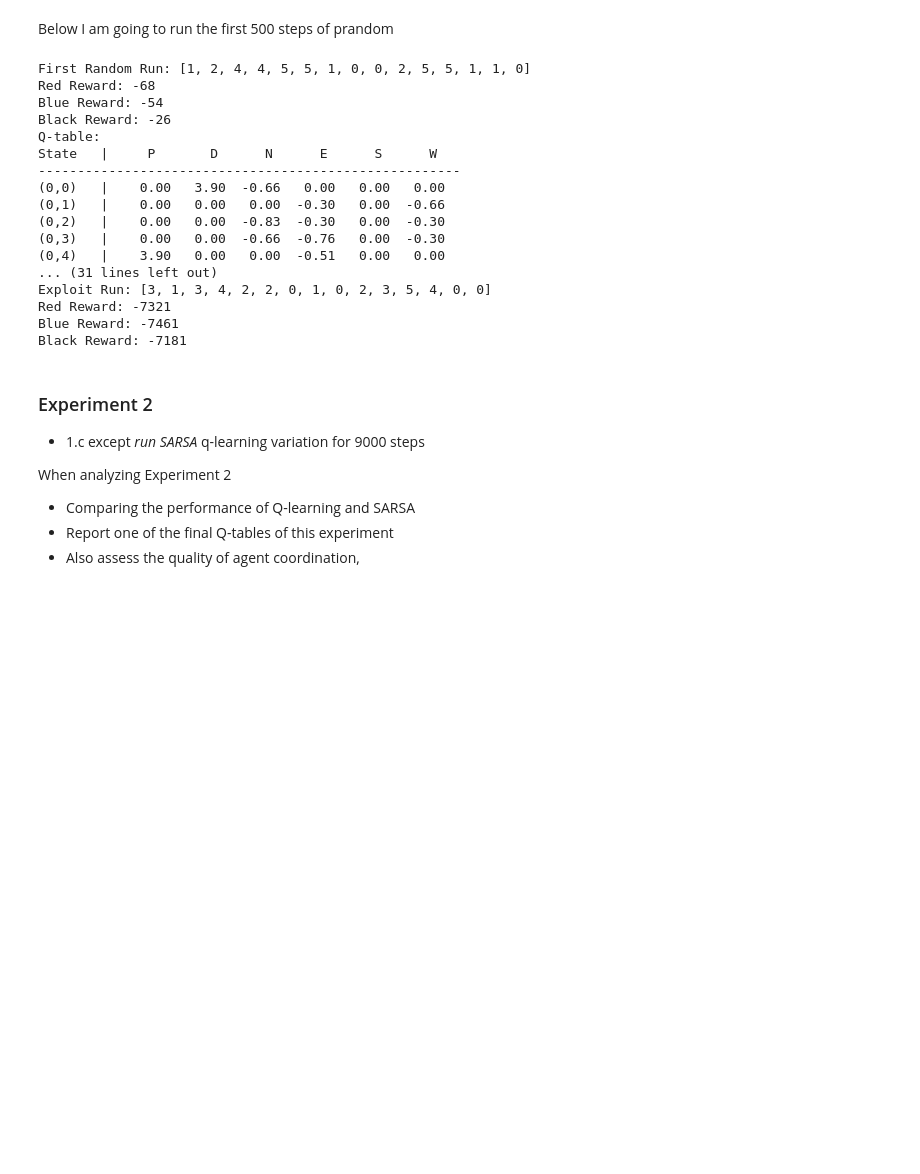
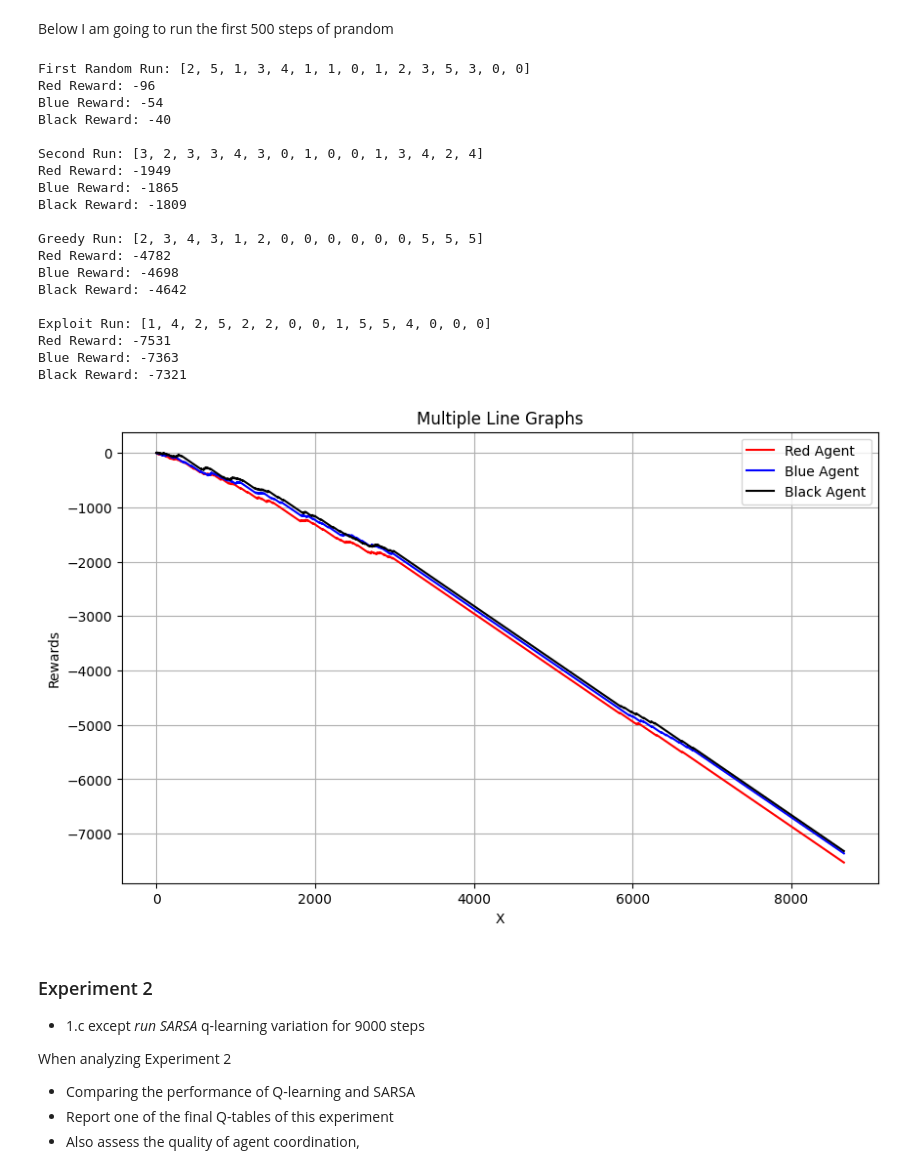
Before and after one commit to stphl/COSC4368-ReinforcementLearningGP, a Jupyter notebook: Group_Project_Main.ipynb, the cells around one changed output. Saved outputs shown, nothing was run; the diff lists cells and outputs as text; code cells hidden in the pictures; blank space fills up the shorter version.

Commit message:
Rewards plots

```diff
--- a/Group_Project_Main.ipynb
+++ b/Group_Project_Main.ipynb
@@ -530,7 +531,7 @@ print(f"First Random Run: {currEnvironment}")
 print(f"Red Reward: {redAgent.getReward()}")
 print(f"Blue Reward: {blueAgent.getReward()}")
 print(f"Black Reward: {blackAgent.getReward()}")
-blackAgent.qtable.print_q_table()
+# blackAgent.qtable.print_q_table()
 
 
 # Second Round
@@ -556,49 +557,71 @@ greedy8500 = int(8500/3)
 policy = "PGREEDY"
 for i in range(greedy8500):
     currEnvironment = redAgent.stepQ(currEnvironment, policy)
     currEnvironment = blueAgent.stepQ(currEnvironment, policy)
     currEnvironment = blackAgent.stepQ(currEnvironment, policy)
     if(finishCheck(currEnvironment)):
         currEnvironment=[3,3,5,3,1,3,0,0,0,0,0,0,5,5,5]
 
 print(f"\nGreedy Run: {currEnvironment}")
 print(f"Red Reward: {redAgent.getReward()}")
 print(f"Blue Reward: {blueAgent.getReward()}")
 print(f"Black Reward: {blackAgent.getReward()}")
 
 
 currEnvironment = [3,3,5,3,1,3,0,0,0,0,0,0,5,5,5]
 exploit8500 = int(8500/3)
 policy = "PEXPLOIT"
 for i in range(exploit8500):
     currEnvironment = redAgent.stepQ(currEnvironment, policy)
     currEnvironment = blueAgent.stepQ(currEnvironment, policy)
     currEnvironment = blackAgent.stepQ(currEnvironment, policy)
     if(finishCheck(currEnvironment)):
         currEnvironment=[3,3,5,3,1,3,0,0,0,0,0,0,5,5,5]
 
 print(f"\nExploit Run: {currEnvironment}")
 print(f"Red Reward: {redAgent.getReward()}")
 print(f"Blue Reward: {blueAgent.getReward()}")
 print(f"Black Reward: {blackAgent.getReward()}")
+
+
+# Plot rewards
+plt.figure(figsize=(10, 6))
+plt.plot(redAgent.getRewardList(), color = 'red', label='Red Agent')
+plt.plot(blueAgent.getRewardList(), color = 'blue', label='Blue Agent')
+plt.plot(blackAgent.getRewardList(), color = 'black', label='Black Agent')
+
+# Add labels and title
+plt.xlabel('X')  # X-axis label
+plt.ylabel('Rewards')  # Y-axis label
+plt.title('Multiple Line Graphs')  # Plot title
+
+# Add legend
+plt.legend()
+
+# Show plot
+plt.grid(True)
+plt.show()
 # %% [output]
-First Random Run: [1, 2, 4, 4, 5, 5, 1, 0, 0, 2, 5, 5, 1, 1, 0]
-Red Reward: -68
+First Random Run: [2, 5, 1, 3, 4, 1, 1, 0, 1, 2, 3, 5, 3, 0, 0]
+Red Reward: -96
 Blue Reward: -54
-Black Reward: -26
-Q-table:
-State   |     P       D      N      E      S      W
-------------------------------------------------------
-(0,0)   |    0.00   3.90  -0.66   0.00   0.00   0.00
-(0,1)   |    0.00   0.00   0.00  -0.30   0.00  -0.66
-(0,2)   |    0.00   0.00  -0.83  -0.30   0.00  -0.30
-(0,3)   |    0.00   0.00  -0.66  -0.76   0.00  -0.30
-(0,4)   |    3.90   0.00   0.00  -0.51   0.00   0.00
-... (31 lines left out)
-Exploit Run: [3, 1, 3, 4, 2, 2, 0, 1, 0, 2, 3, 5, 4, 0, 0]
-Red Reward: -7321
-Blue Reward: -7461
-Black Reward: -7181
+Black Reward: -40
+
+Second Run: [3, 2, 3, 3, 4, 3, 0, 1, 0, 0, 1, 3, 4, 2, 4]
+Red Reward: -1949
+Blue Reward: -1865
+Black Reward: -1809
+
+Greedy Run: [2, 3, 4, 3, 1, 2, 0, 0, 0, 0, 0, 0, 5, 5, 5]
+Red Reward: -4782
+Blue Reward: -4698
+Black Reward: -4642
+
+Exploit Run: [1, 4, 2, 5, 2, 2, 0, 0, 1, 5, 5, 4, 0, 0, 0]
+Red Reward: -7531
+Blue Reward: -7363
+Black Reward: -7321
+[figure, added]
 # %% [markdown]
 ### Experiment 2
 * 1.c except *run SARSA* q-learning variation for 9000 steps
```
Also changed, not shown: parts of 4 cells of this notebook.
